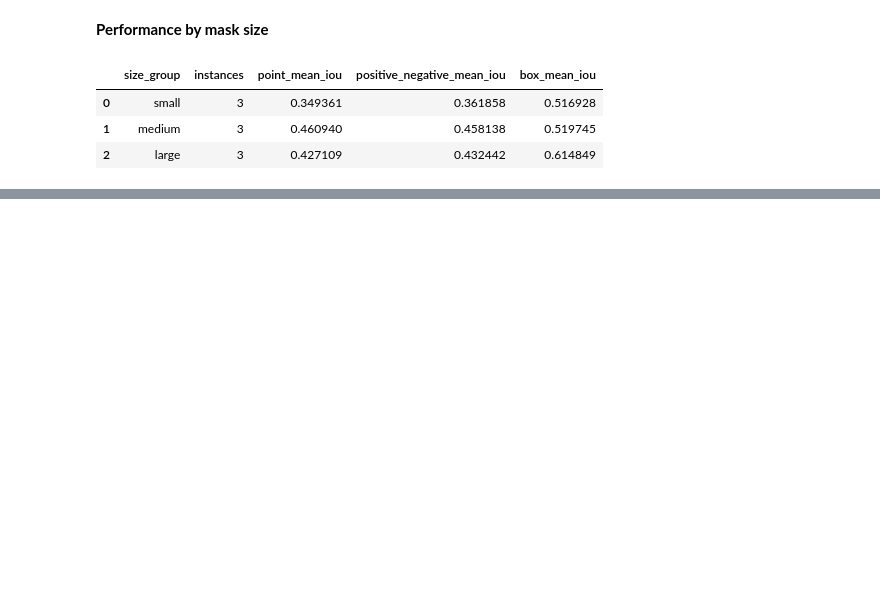
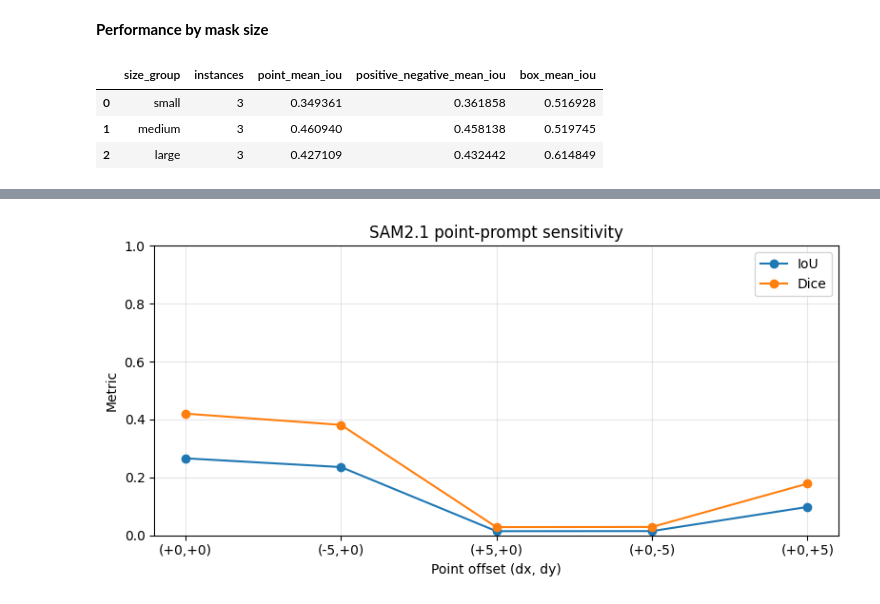
Before and after one commit to mdmohsin212/modern-vision-multimodal-lab, a Jupyter notebook: Vision/02_segmentation/sam_and_model_clinic.ipynb, the cells around one changed output, grey strips where cells are left out. Saved outputs shown, nothing was run; the diff lists cells and outputs as text; code cells hidden in the pictures; blank space fills up the shorter version.

```diff
--- a/Vision/02_segmentation/sam_and_model_clinic.ipynb
+++ b/Vision/02_segmentation/sam_and_model_clinic.ipynb
@@ -758,0 +1032,7 @@ size_summary
+# %%
+sensitivity_table = pd.DataFrame(sensitivity_rows)
+
+sensitivity_path = OUTPUT_ROOT / "sam2_prompt_sensitivity.csv"
+sensitivity_table.to_csv(sensitivity_path, index=False)
+
+sensitivity_table
@@ -758,0 +1046,44 @@ size_summary
+# %%
+labels = [
+    f"({row.dx:+d},{row.dy:+d})"
+    for row in sensitivity_table.itertuples()
+]
+
+figure, axis = plt.subplots(figsize=(8, 4))
+
+axis.plot(
+    labels,
+    sensitivity_table["iou"],
+    marker="o",
+    label="IoU",
+)
+
+axis.plot(
+    labels,
+    sensitivity_table["dice"],
+    marker="o",
+    label="Dice",
+)
+
+axis.set_xlabel("Point offset (dx, dy)")
+axis.set_ylabel("Metric")
+axis.set_ylim(0, 1)
+
+axis.set_title("SAM2.1 point-prompt sensitivity")
+axis.grid(alpha=0.3)
+axis.legend()
+
+figure.tight_layout()
+
+sensitivity_figure_path = FIGURE_DIR / "sam2_prompt_sensitivity.png"
+
+
+figure.savefig(
+    sensitivity_figure_path,
+    dpi=180,
+    bbox_inches="tight",
+)
+
+plt.show()
+# %% [output]
+[figure, added]
```
Also changed, not shown: parts of 24 cells of this notebook.
